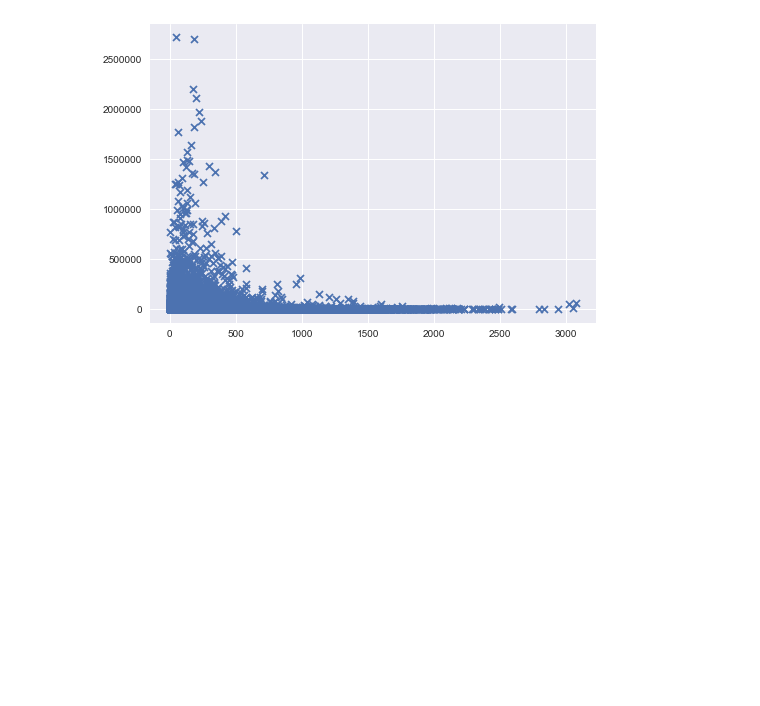
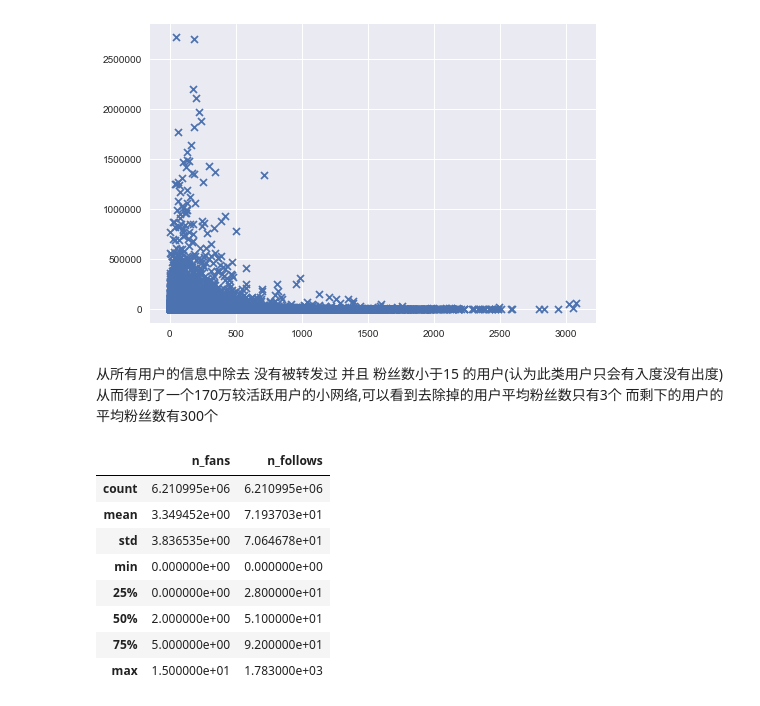
Before and after one commit to eguilg/weibo, a Jupyter notebook: user_features.ipynb, the cells around one changed output. Drawn from its saved outputs; the diff is of its cells as text; code cells hidden in the pictures; blank space fills up the shorter version.

```diff
--- a/user_features.ipynb
+++ b/user_features.ipynb
@@ -105,3 +82,26 @@ plt.scatter(user_info.n_follows,user_info.n_fans,marker = 'x')
 # %% [output]
 <matplotlib.collections.PathCollection at 0x...>
 [figure]
+# %% [markdown]
+从所有用户的信息中除去  没有被转发过 并且 粉丝数小于15 的用户(认为此类用户只会有入度没有出度)
+从而得到了一个170万较活跃用户的小网络,可以看到去除掉的用户平均粉丝数只有3个
+而剩下的用户的平均粉丝数有300个
+# %%
+repoted_user, n_repoted = np.unique(repo.from_id,return_counts=True)
+n_repoted = pd.DataFrame(n_repoted,index=repoted_user,columns=['n_repoted'])
+
+hot_user = np.intersect1d(user_info.index,n_repoted.index)
+hot_user = user_info.loc[hot_user]
+user_to_ignore = user_info.drop(hot_user.index,axis=0)
+user_to_ignore = user_to_ignore[user_to_ignore.n_fans<=15]
+user_to_ignore.describe()
+# %% [output]
+|  | n_fans | n_follows |
+| count | 6.210995e+06 | 6.210995e+06 |
+| mean | 3.349452e+00 | 7.193703e+01 |
+| std | 3.836535e+00 | 7.064678e+01 |
+| min | 0.000000e+00 | 0.000000e+00 |
+| 25% | 0.000000e+00 | 2.800000e+01 |
+| 50% | 2.000000e+00 | 5.100000e+01 |
+| 75% | 5.000000e+00 | 9.200000e+01 |
+| max | 1.500000e+01 | 1.783000e+03 |
```
Also changed, not shown: parts of 15 cells of this notebook, 2 other files.
